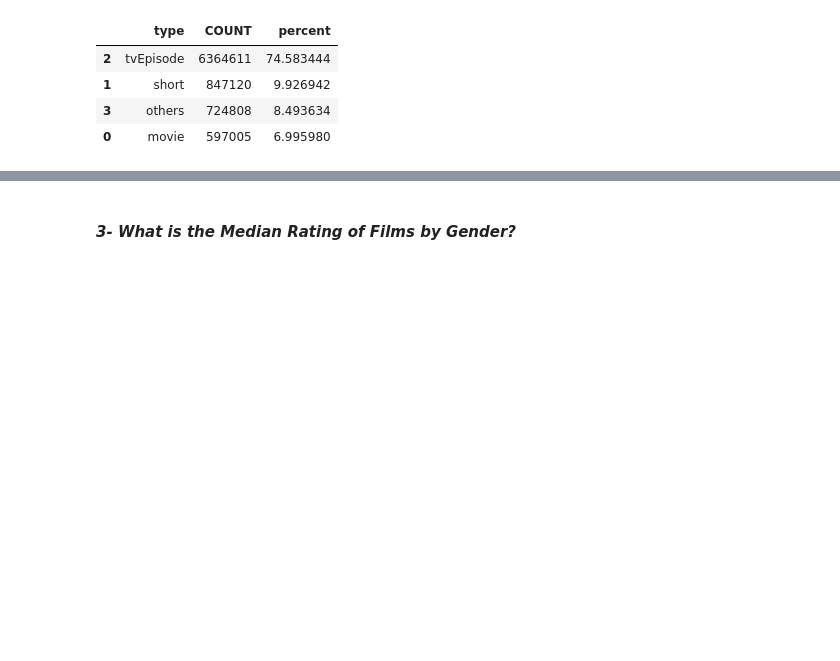
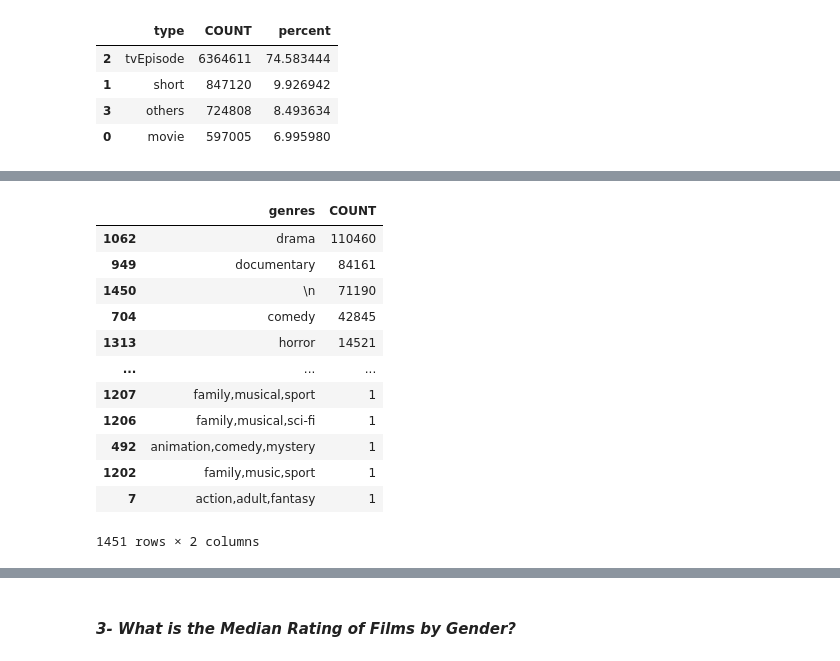
Before and after one commit to Krupique/Explorating-Data, a Jupyter notebook: IMDB-ExploreData/ExploreData.ipynb, the cells around one changed output, grey strips where cells are left out. Drawn from its saved outputs; the diff is of its cells as text; code cells hidden in the pictures; blank space fills up the shorter version.

```diff
--- a/IMDB-ExploreData/ExploreData.ipynb
+++ b/IMDB-ExploreData/ExploreData.ipynb
@@ -265,0 +296,25 @@ res1.head()
+# %%
+#Creating SQL query
+query2 = '''SELECT genres, COUNT(*) AS COUNT FROM titles WHERE type='movie' GROUP BY genres'''
+#Execute SQL query
+res2 = pd.read_sql_query(query2, conn)
+#order by desc
+res2 = res2.sort_values(by='COUNT', ascending=False)
+# Converting strings to lower case
+res2['genres'] = res2['genres'].str.lower().values
+# %%
+display(res2)
+# %% [output]
+|  | genres | COUNT |
+| 1062 | drama | 110460 |
+| 949 | documentary | 84161 |
+| 1450 | \n | 71190 |
+| 704 | comedy | 42845 |
+| 1313 | horror | 14521 |
+| ... | ... | ... |
+| 1207 | family,musical,sport | 1 |
+| 1206 | family,musical,sci-fi | 1 |
+| 492 | animation,comedy,mystery | 1 |
+| 1202 | family,music,sport | 1 |
+| 7 | action,adult,fantasy | 1 |
+1451 rows × 2 columns
```
Also changed, not shown: parts of 26 cells of this notebook.
